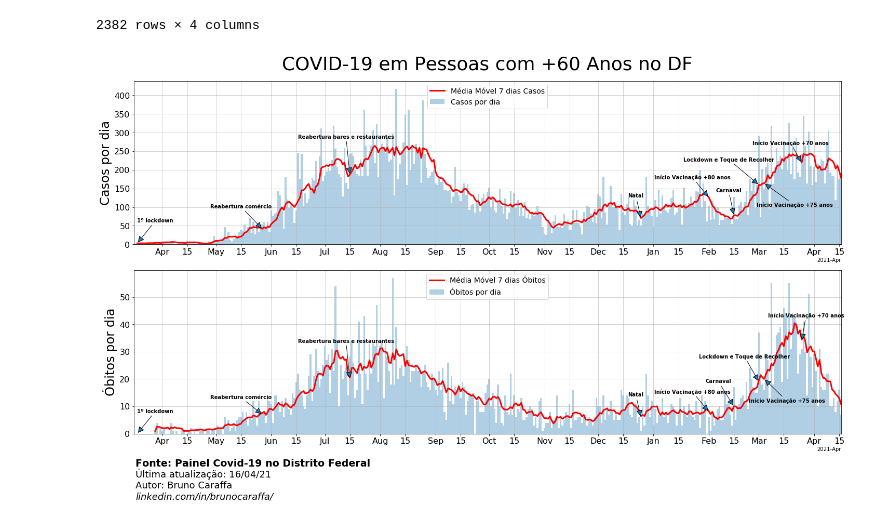
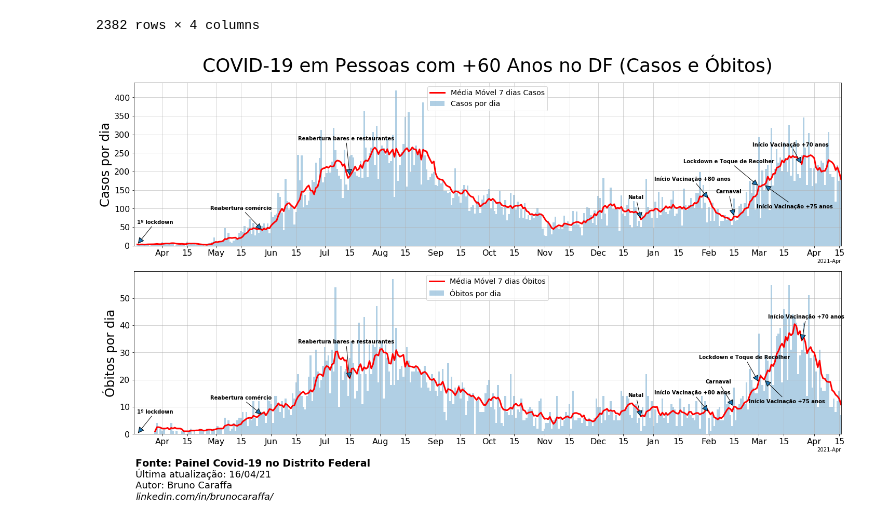
Before and after one commit to bkraffa/movingaveragecovid, a Jupyter notebook: Moving Average COVID.ipynb, the cells around one changed output. Saved outputs shown, nothing was run; the diff lists cells and outputs as text; code cells hidden in the pictures.

```diff
--- a/Moving Average COVID.ipynb
+++ b/Moving Average COVID.ipynb
@@ -253,7 +253,7 @@ ax1.set_xlim(beg_date,end_date)
 ax1.grid(alpha = 0.65)
 ax1.tick_params(axis='both', which='major', labelsize=16)
 ax1.legend(loc='upper center', fontsize = 14)
-ax1.set_title('COVID-19 em Pessoas com +60 Anos no DF', fontsize = 36)
+ax1.set_title('COVID-19 em Pessoas com +60 Anos no DF (Casos e Óbitos)', fontsize = 36)
 tt = ax1.title
 tt.set_position([.5,1.05])
 ax2.bar(x_deaths,y2_deaths, label = 'Óbitos por dia', alpha = 0.35, width = 1)
@@ -392,31 +392,31 @@ ax2.annotate(nomes_eventos[5],
                            mutation_scale=25),
             weight='bold', fontsize = 10)
 
 ax2.annotate(nomes_eventos[6],
             (datas_eventos[6], lista_eventos_mortes[6]),
             xytext=(-115,45),
             textcoords='offset points',
             arrowprops=dict(arrowstyle = '-|>',
                            mutation_scale=25),
             weight='bold', fontsize = 10)
 
 ax2.annotate(nomes_eventos[7],
             (datas_eventos[7], lista_eventos_mortes[7]),
             xytext=(-30,-45),
             textcoords='offset points',
             arrowprops=dict(arrowstyle = '-|>',
                            mutation_scale=25),
             weight='bold', fontsize = 10)
 
 ax2.annotate(nomes_eventos[8],
             (datas_eventos[8], lista_eventos_mortes[8]),
             xytext=(-65,45),
             textcoords='offset points',
             arrowprops=dict(arrowstyle = '-|>',
                            mutation_scale=25),
             weight='bold', fontsize = 10)
 
 plt.savefig('mediamovel.png')
 plt.show()
 # %% [output]
-[figure, old version]
+[figure, new version]
```
